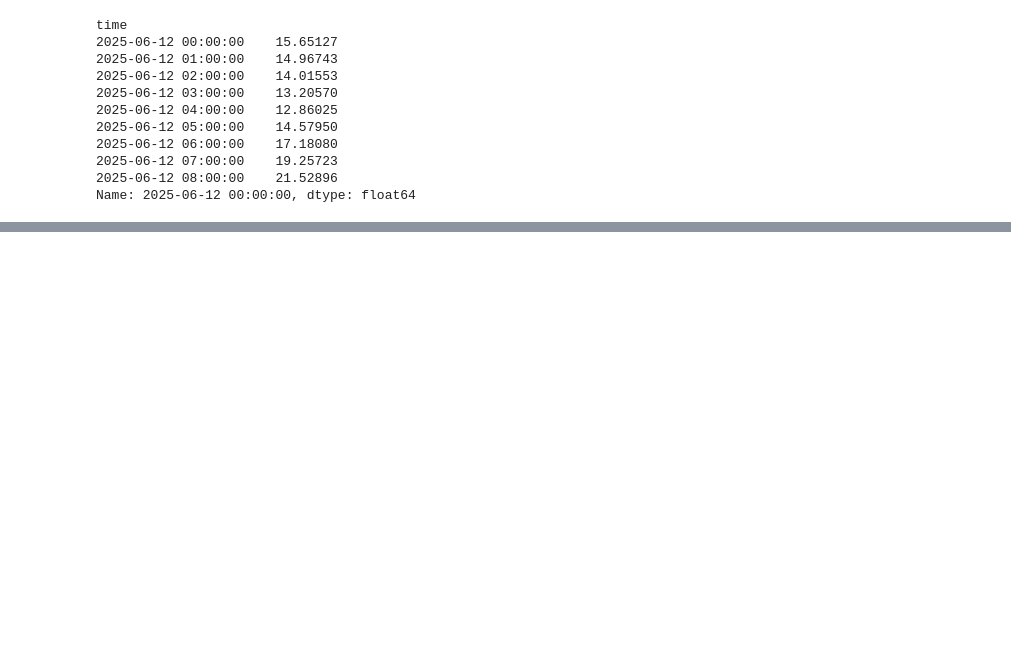
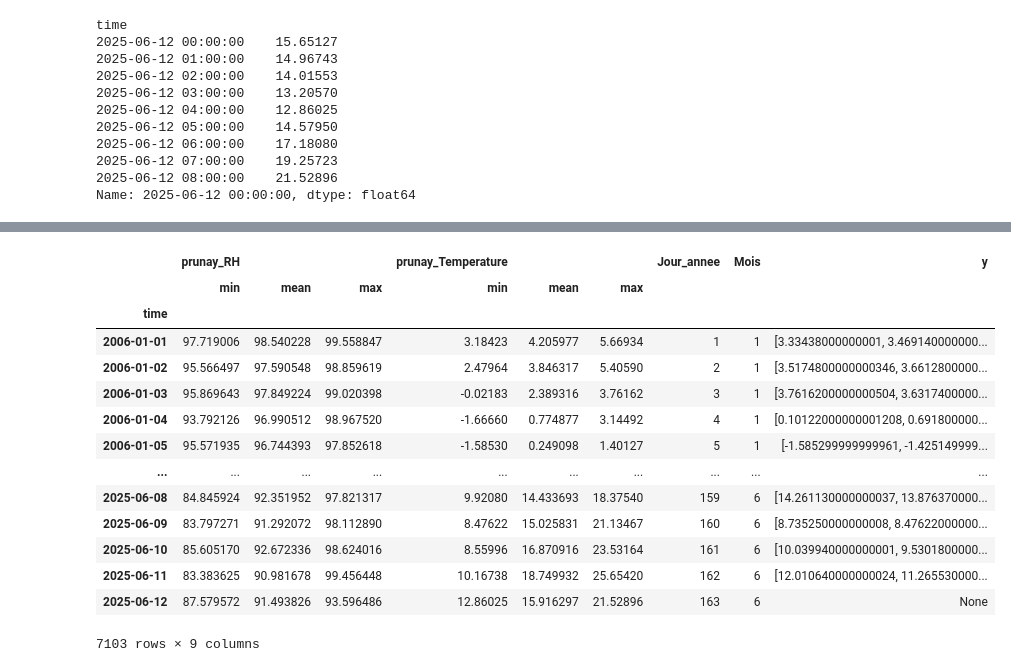
Before and after one commit to kubit07/data_analyse_DRIAS, a Jupyter notebook: bidirectinal_lstm_second_method.ipynb, the cells around one changed output, grey strips where cells are left out. Drawn from its saved outputs; the diff is of its cells as text; code cells hidden in the pictures; blank space fills up the shorter version.

Commit message:
Predict 24h Temp

```diff
--- a/bidirectinal_lstm_second_method.ipynb
+++ b/bidirectinal_lstm_second_method.ipynb
@@ -608,0 +609,20 @@ data_prunay_hourly_temp_predict.shape
+# %%
+data_prunay_hourly_temp_predict["y"] = y
+# %%
+data_prunay_hourly_temp_predict
+# %% [output]
+|  | prunay_RH |  |  | prunay_Temperature |  |  | Jour_annee | Mois | y |
+|  | min | mean | max | min | mean | max |  |  |  |
+| time |  |  |  |  |  |  |  |  |  |
+| 2006-01-01 | 97.719006 | 98.540228 | 99.558847 | 3.18423 | 4.205977 | 5.66934 | 1 | 1 | [3.33438000000001, 3.469140000000... |
+| 2006-01-02 | 95.566497 | 97.590548 | 98.859619 | 2.47964 | 3.846317 | 5.40590 | 2 | 1 | [3.5174800000000346, 3.6612800000... |
+| 2006-01-03 | 95.869643 | 97.849224 | 99.020398 | -0.02183 | 2.389316 | 3.76162 | 3 | 1 | [3.7616200000000504, 3.6317400000... |
+| 2006-01-04 | 93.792126 | 96.990512 | 98.967520 | -1.66660 | 0.774877 | 3.14492 | 4 | 1 | [0.10122000000001208, 0.691800000... |
+| 2006-01-05 | 95.571935 | 96.744393 | 97.852618 | -1.58530 | 0.249098 | 1.40127 | 5 | 1 | [-1.585299999999961, -1.425149999... |
+| ... | ... | ... | ... | ... | ... | ... | ... | ... | ... |
+| 2025-06-08 | 84.845924 | 92.351952 | 97.821317 | 9.92080 | 14.433693 | 18.37540 | 159 | 6 | [14.261130000000037, 13.876370000... |
+| 2025-06-09 | 83.797271 | 91.292072 | 98.112890 | 8.47622 | 15.025831 | 21.13467 | 160 | 6 | [8.735250000000008, 8.47622000000... |
+| 2025-06-10 | 85.605170 | 92.672336 | 98.624016 | 8.55996 | 16.870916 | 23.53164 | 161 | 6 | [10.039940000000001, 9.5301800000... |
+| 2025-06-11 | 83.383625 | 90.981678 | 99.456448 | 10.16738 | 18.749932 | 25.65420 | 162 | 6 | [12.010640000000024, 11.265530000... |
+| 2025-06-12 | 87.579572 | 91.493826 | 93.596486 | 12.86025 | 15.916297 | 21.52896 | 163 | 6 | None |
+7103 rows × 9 columns
```
Also changed, not shown: parts of 13 cells of this notebook.
